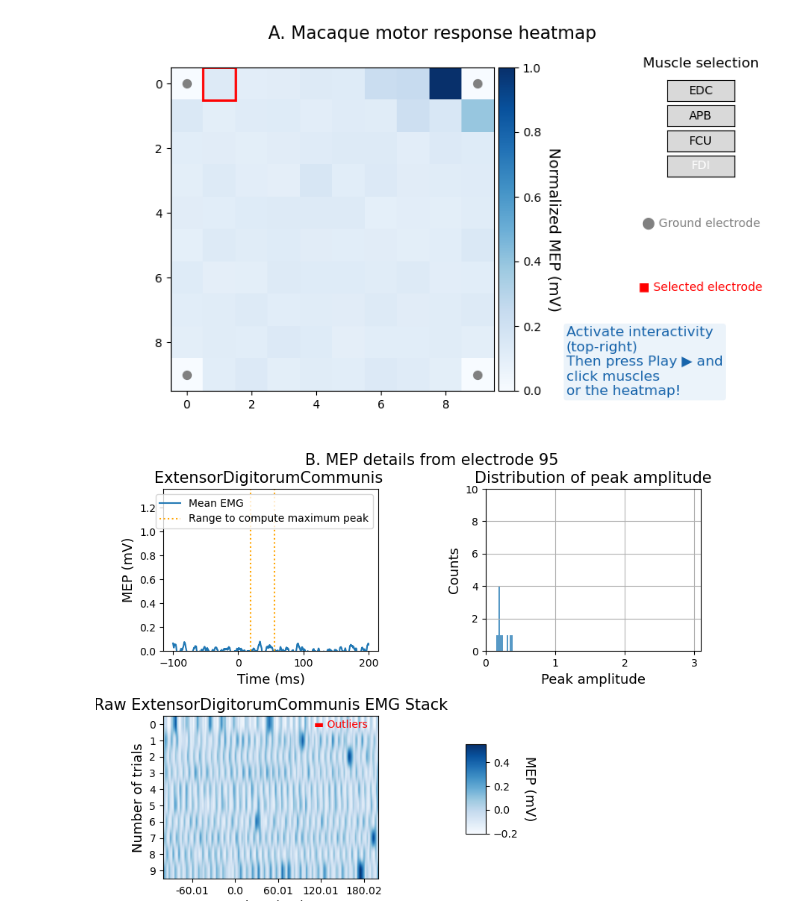
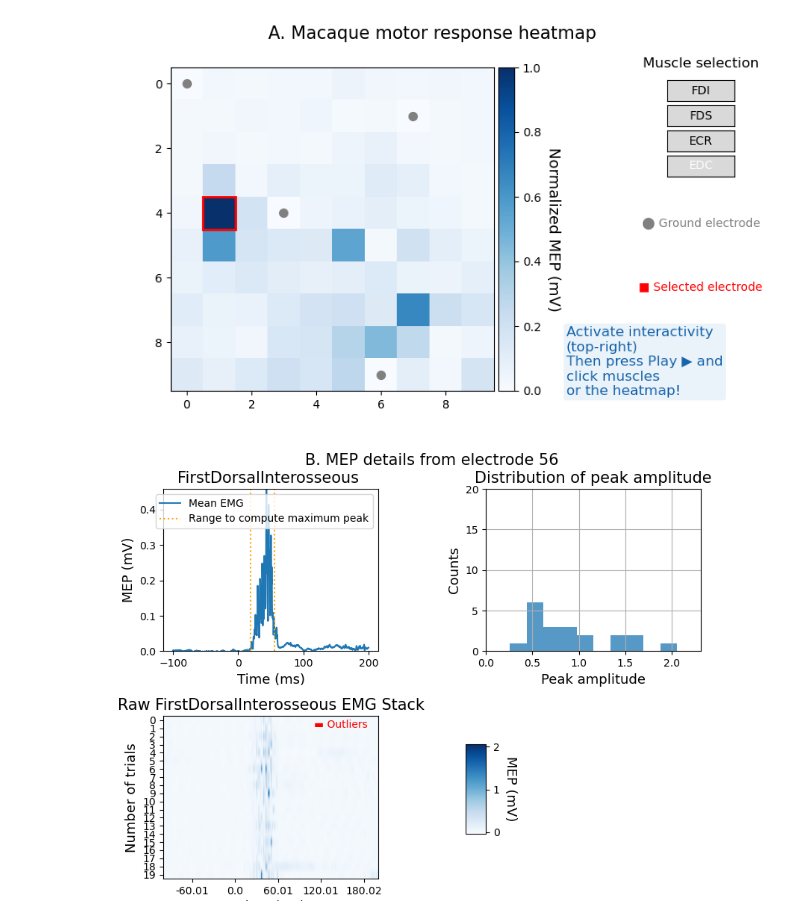
Before and after one commit to roboneurolibre/NeuroMOSAICS, a Jupyter notebook: content/figure_macaque.ipynb, the cells around one changed output. Saved outputs shown, nothing was run; the diff lists cells and outputs as text; code cells hidden in the pictures.

```diff
--- a/content/figure_macaque.ipynb
+++ b/content/figure_macaque.ipynb
@@ -169,7 +169,7 @@ def on_heatmap_click(event, d, detailed_figure, detailed_axes, ax_heatmap):
 
 # MACAQUE
 macaque1_data = loadmat("../data/neuromosaics/osfstorage/nhp/Macaque1_M1_181212.mat")
-d2 = get_data(is_mat=True, is_macaque=True, mat=macaque1_data, name='Macaque2_M1_190527')
+d2 = get_data(is_mat=True, is_macaque=True, mat=macaque1_data, name='Macaque1_M1_181212')
 
 # Unpack the dictionary into variables
 for key, value in d2.items():
@@ -210,7 +210,7 @@ cbar = ax_heatmap.figure.colorbar(im, cax=cax)
 cbar.ax.set_ylabel("Normalized MEP (mV)", rotation=-90, va="bottom", fontsize=fontsize_axes)
 
 x = 1
-y = 0
+y = 4
 array10 = np.intersect1d(np.where(ch2xy[:,1] == x)[0], np.where(ch2xy[:,0] == y)[0])[0]
 rect = patches.Rectangle((x - 0.5, y - 0.5), 1, 1, linewidth=2, edgecolor='red', facecolor='none')
 ax_heatmap.add_patch(rect)
@@ -242,32 +242,32 @@ buttons[-1].label.set_color('white')   # Text color for contrast
 # Add a title above the buttons
 square_symbol = '\u25A0'
 plt.text(0.90, 0.88, "Muscle selection", fontsize=12, ha='center', transform=plt.gcf().transFigure)
 plt.text(0.90, 0.50, "⬤ Ground electrode", fontsize=10, color='grey', ha='center', transform=plt.gcf().transFigure)
 plt.text(0.90, 0.35, f"{square_symbol} Selected electrode", fontsize=10, color='red', ha='center', transform=plt.gcf().transFigure)
 cmap = plt.get_cmap("Blues")
 deep_blue = cmap(0.8)  # Dark blue for text
 light_blue = cmap(0.1)  # Light blue for background
 plt.text(0.7, 0.1,
     "Activate interactivity\n(top-right)\nThen press Play ▶ and\nclick muscles\nor the heatmap!",
     fontsize=12, color=deep_blue, ha='left', fontfamily='DejaVu Sans',
          bbox=dict(boxstyle="round,pad=0.2", edgecolor='none', facecolor=light_blue, alpha=0.7),
          transform=plt.gcf().transFigure )
 plt.show()
 
 for i, button in enumerate(buttons):
     button.on_clicked(lambda event, index=i: on_button_click(event, index, fig2))
 
 # Create a unique identifier for the detailed figure
 detailed_fig_number = len(plt.get_fignums())  # Total existing figures + 1
 detailed_figure2, detailed_axes2 = plt.subplots(
     2, 2, figsize=(9, 6), num=f'Detailed View {detailed_fig_number}'
 )
 # Connect the heatmap click event
 fig2.canvas.mpl_connect('button_press_event', lambda event: on_heatmap_click(event, d2, detailed_figure2, detailed_axes2, ax_heatmap))
 
 plt.subplots_adjust(wspace=0.5)
 detailed_axes2 = detailed_axes2.flatten()
 update_detailed_figure(array10, 0, detailed_figure2, detailed_axes2, d2)
 # %% [output]
-[figure, old version]
+[figure, new version]
-[figure, old version]
+[figure, new version]
```
Also changed, not shown: 4 other files.
